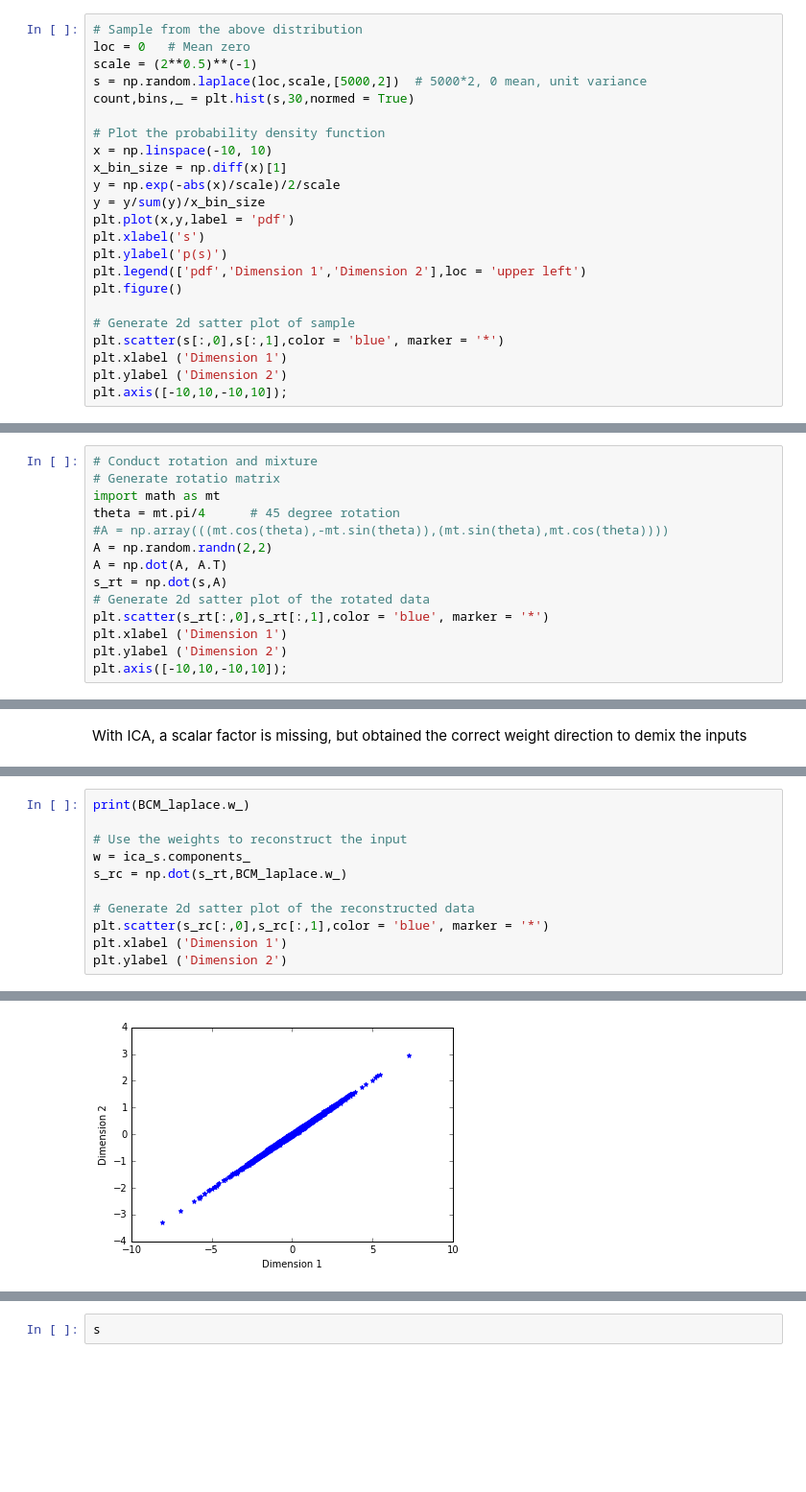
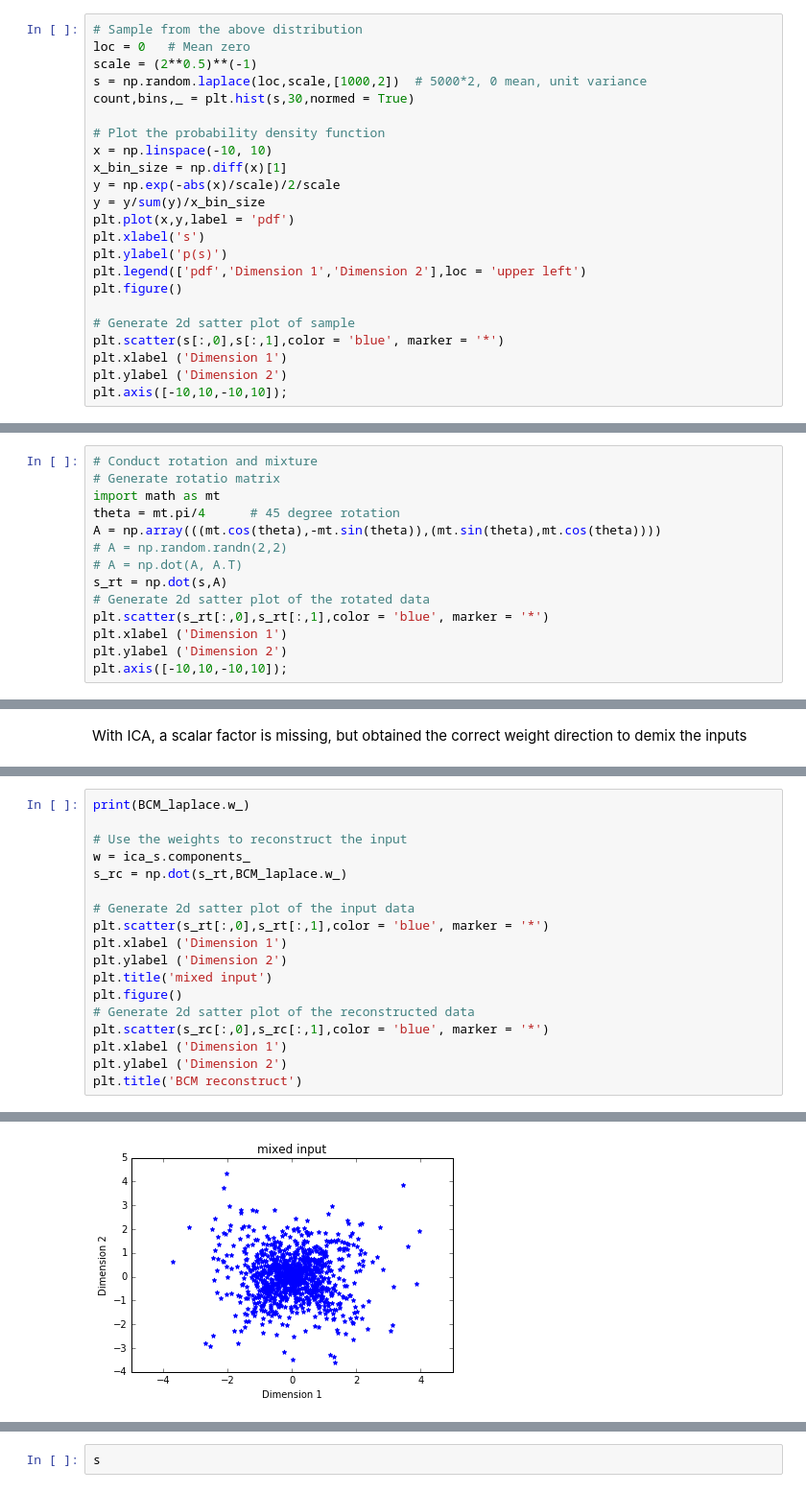
Before and after one commit to ShuangLiBCM/NNDL_Shuang, a Jupyter notebook: Laplace data_training with BCM local learning rule.ipynb, the cells around one changed output, grey strips where cells are left out. Shown: that part at 96% size. Saved outputs shown, nothing was run; the diff lists cells and outputs as text; blank space fills up the shorter version.

```diff
--- a/Laplace data_training with BCM local learning rule.ipynb
+++ b/Laplace data_training with BCM local learning rule.ipynb
@@ -19,7 +19,7 @@ import matplotlib.pyplot as plt
 # Sample from the above distribution
 loc = 0   # Mean zero
 scale = (2**0.5)**(-1)
-s = np.random.laplace(loc,scale,[5000,2])  # 5000*2, 0 mean, unit variance
+s = np.random.laplace(loc,scale,[1000,2])  # 5000*2, 0 mean, unit variance
 count,bins,_ = plt.hist(s,30,normed = True)
 
 # Plot the probability density function
@@ -46,9 +46,9 @@ plt.axis([-10,10,-10,10]);
 # Generate rotatio matrix
 import math as mt
 theta = mt.pi/4      # 45 degree rotation
-#A = np.array(((mt.cos(theta),-mt.sin(theta)),(mt.sin(theta),mt.cos(theta))))
-A = np.random.randn(2,2)
-A = np.dot(A, A.T)
+A = np.array(((mt.cos(theta),-mt.sin(theta)),(mt.sin(theta),mt.cos(theta))))
+# A = np.random.randn(2,2)
+# A = np.dot(A, A.T)
 s_rt = np.dot(s,A)
 # Generate 2d satter plot of the rotated data
 plt.scatter(s_rt[:,0],s_rt[:,1],color = 'blue', marker = '*')
@@ -196,8 +320,15 @@ print(BCM_laplace.w_)
 w = ica_s.components_
 s_rc = np.dot(s_rt,BCM_laplace.w_)
 
+# Generate 2d satter plot of the input data
+plt.scatter(s_rt[:,0],s_rt[:,1],color = 'blue', marker = '*')
+plt.xlabel ('Dimension 1')
+plt.ylabel ('Dimension 2')
+plt.title('mixed input')
+plt.figure()
 # Generate 2d satter plot of the reconstructed data
 plt.scatter(s_rc[:,0],s_rc[:,1],color = 'blue', marker = '*')
 plt.xlabel ('Dimension 1')
 plt.ylabel ('Dimension 2')
+plt.title('BCM reconstruct')
 # %% [output]
@@ -206,2 +337,2 @@ plt.ylabel ('Dimension 2')
 <matplotlib.text.Text at 0x...>
-[figure, old version]
+[figure, new version]
```
Also changed, not shown: parts of 8 cells of this notebook.
